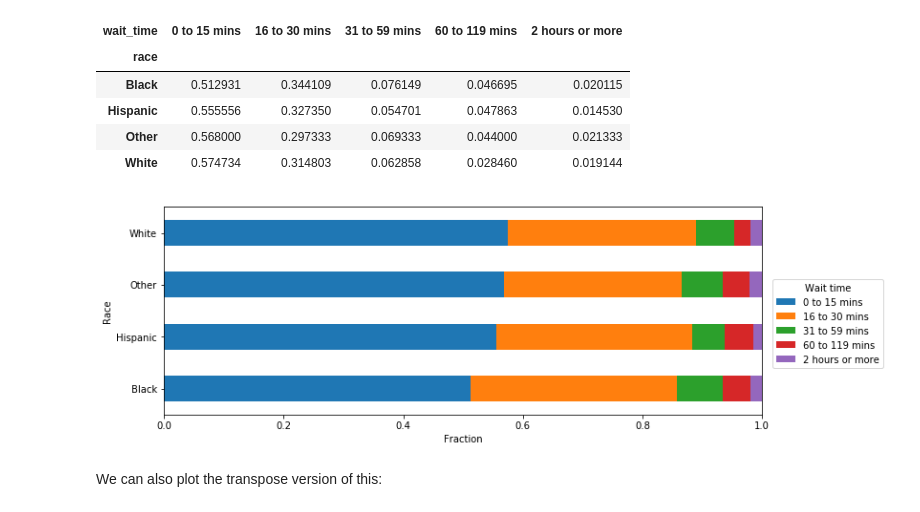
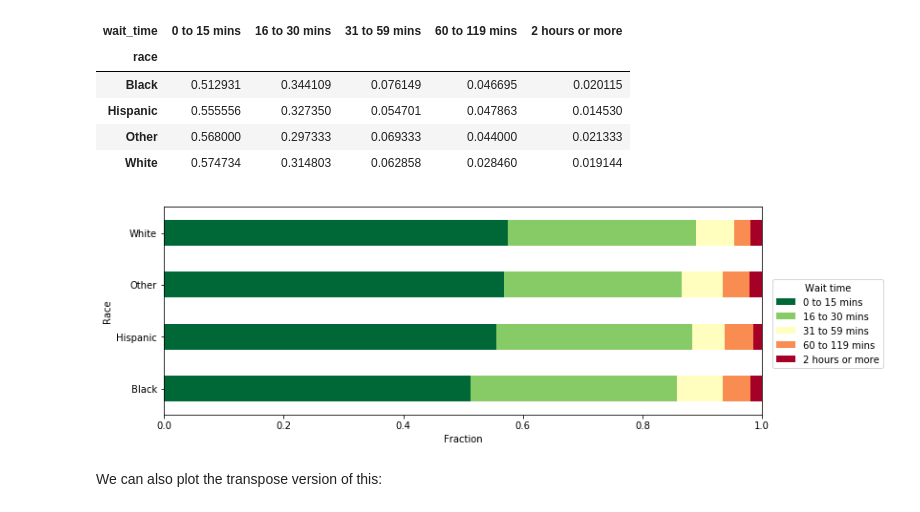
Before and after one commit to jwuphysics/health-data, a Jupyter notebook: medicare-current-beneficiary-survey_2013/notebook/a first glance.ipynb, the cells around one changed output. Drawn from its saved outputs; the diff is of its cells as text; code cells hidden in the pictures.

Commit message:
update colormaps

```diff
--- a/medicare-current-beneficiary-survey_2013/notebook/a first glance.ipynb
+++ b/medicare-current-beneficiary-survey_2013/notebook/a first glance.ipynb
@@ -94,18 +94,18 @@ wait_df
 # %%
 fig, ax = plt.subplots(1, 1, figsize=(12, 4))
 
-wait_df.plot(kind='barh', stacked=True, legend=False, ax=ax)
+wait_df.plot(kind='barh', stacked=True, legend=False, ax=ax, colormap='RdYlGn_r')
 ax.set_xlabel('Fraction')
 ax.set_xlim(0, 1)
 ax.set_ylabel('Race')
 
 fig.subplots_adjust(right=0.85)
 
 legend = fig.legend(*ax.get_legend_handles_labels(), loc='center right')
 legend.set_title('Wait time')
 legend.set_alpha(1.0)
 # %% [output]
-[figure, old version]
+[figure, new version]
 # %% [markdown]
 We can also plot the transpose version of this:
 # %%
```
Also changed, not shown: parts of 2 cells of this notebook.
